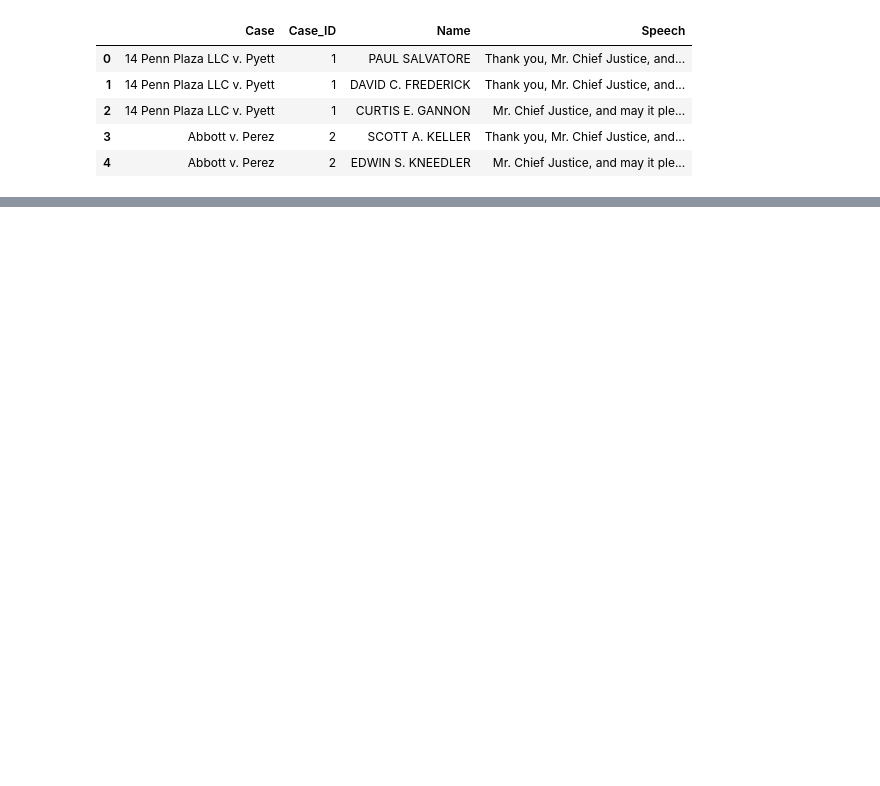
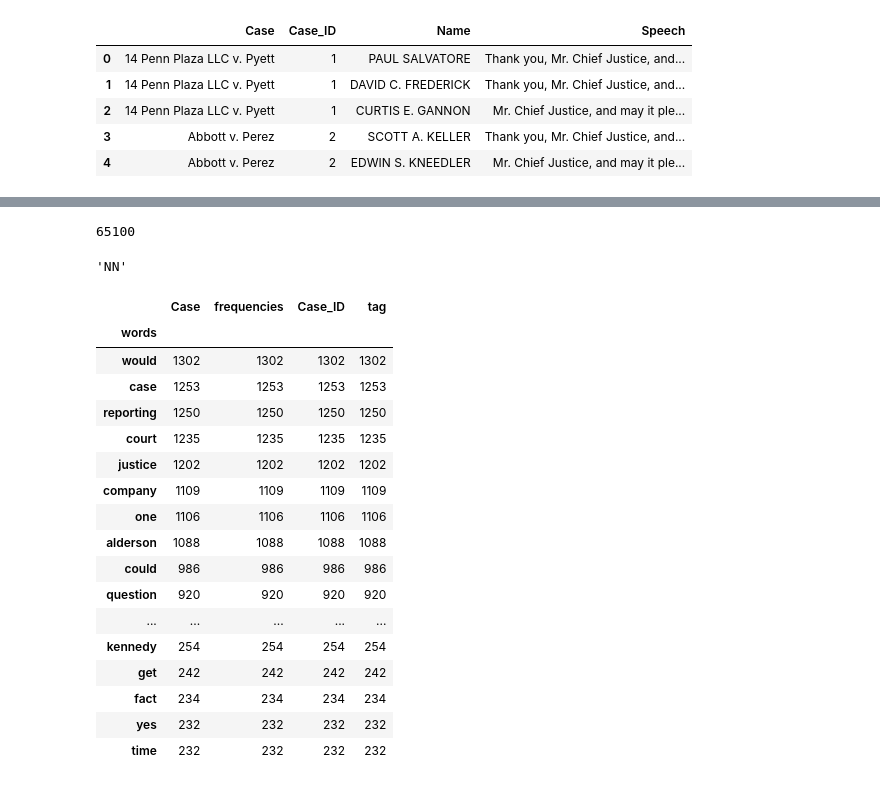
Before and after one commit to pratibha99/supreme-court-transcripts, a Jupyter notebook: DatabaseDesign1.ipynb, the cells around one changed output, grey strips where cells are left out. Cells and saved outputs as stored; diff of their text form; code cells hidden in the pictures; blank space fills up the shorter version.

```diff
--- a/DatabaseDesign1.ipynb
+++ b/DatabaseDesign1.ipynb
@@ -778,0 +788,2 @@ everyone_speech.head()
+# %%
+keywords = pd.read_csv('keywords.csv').drop('Unnamed: 0', axis=1)
@@ -778,0 +801,38 @@ everyone_speech.head()
+# %%
+token_tag = pos_tag(keywords['words'])
+# %%
+len(token_tag)
+# %% [output]
+65100
+# %%
+keywords['tag'] = [token_tag[i][1] for i in range(65100)]
+# %%
+token_tag[0][1]
+# %% [output]
+'NN'
+# %%
+k = keywords.loc[keywords['tag'] != 'VBD']
+k = k.loc[k['tag'] != 'RB']
+k = k.loc[k['tag'] != 'VBP']
+k = k.loc[k['tag'] != 'IN']
+# %%
+k.groupby('words').count().sort_values('frequencies',ascending = False)[:50]
+# %% [output]
+|  | Case | frequencies | Case_ID | tag |
+| words |  |  |  |  |
+| would | 1302 | 1302 | 1302 | 1302 |
+| case | 1253 | 1253 | 1253 | 1253 |
+| reporting | 1250 | 1250 | 1250 | 1250 |
+| court | 1235 | 1235 | 1235 | 1235 |
+| justice | 1202 | 1202 | 1202 | 1202 |
+| company | 1109 | 1109 | 1109 | 1109 |
+| one | 1106 | 1106 | 1106 | 1106 |
+| alderson | 1088 | 1088 | 1088 | 1088 |
+| could | 986 | 986 | 986 | 986 |
+| question | 920 | 920 | 920 | 920 |
+| ... | ... | ... | ... | ... |
+| kennedy | 254 | 254 | 254 | 254 |
+| get | 242 | 242 | 242 | 242 |
+| fact | 234 | 234 | 234 | 234 |
+| yes | 232 | 232 | 232 | 232 |
+| time | 232 | 232 | 232 | 232 |
```
Also changed, not shown: parts of 35 cells of this notebook, 4 other files.
